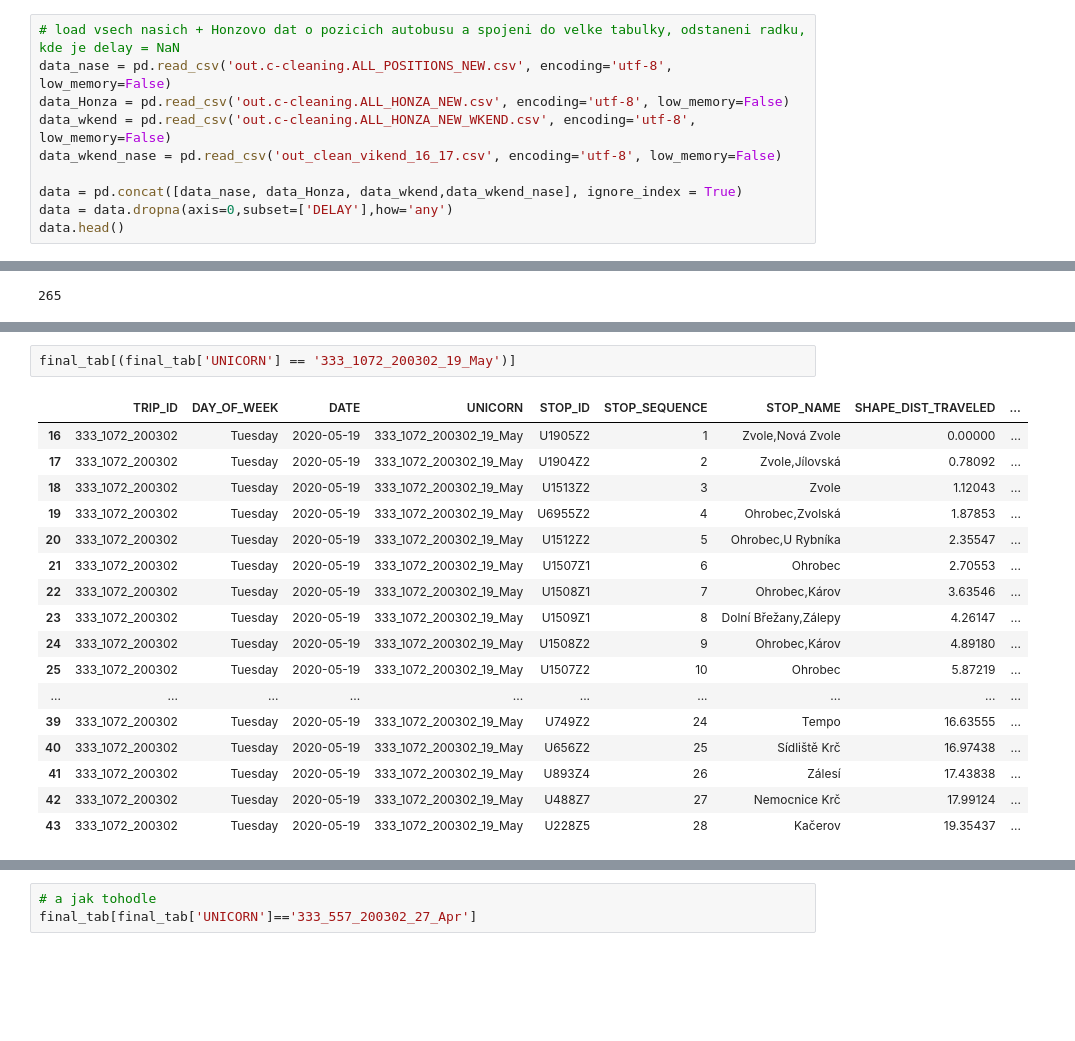
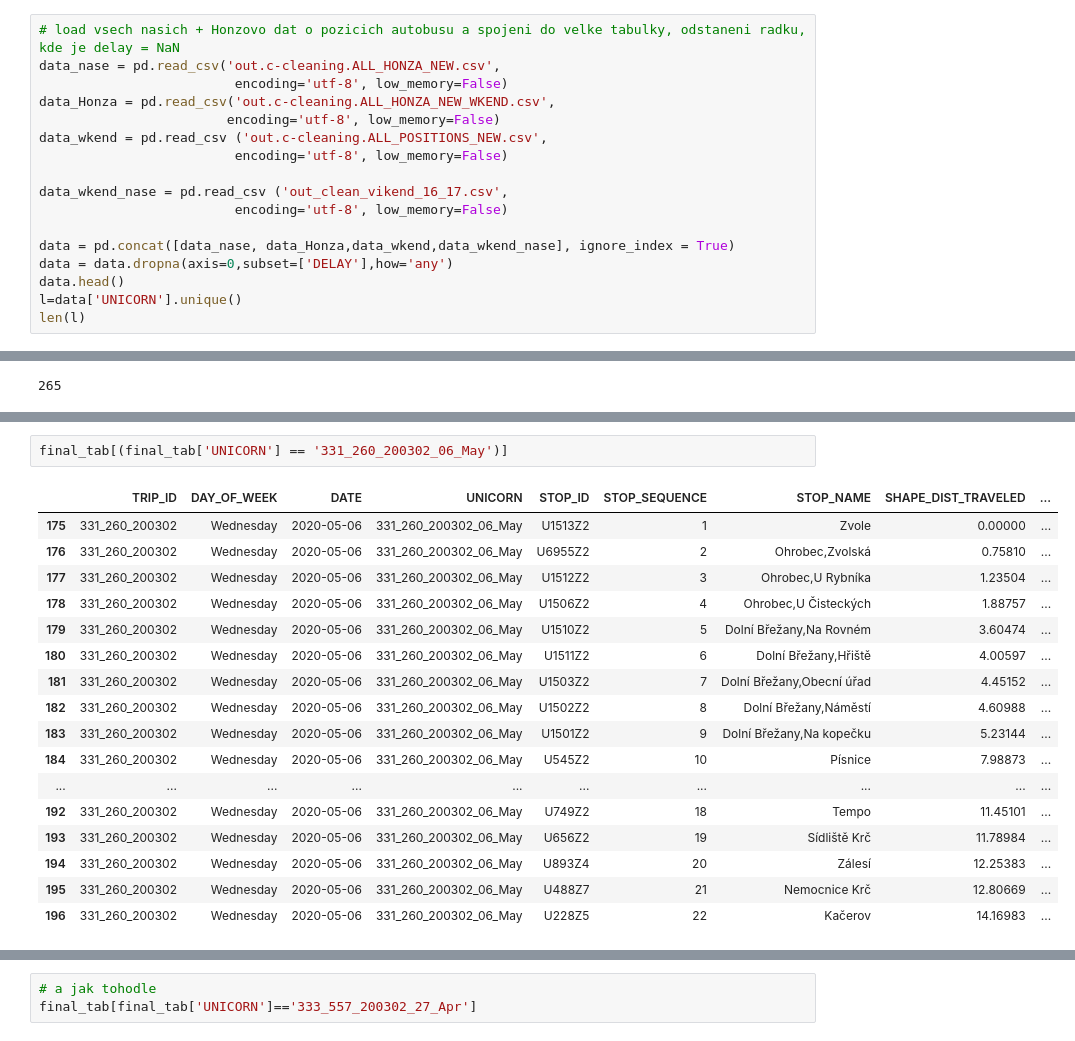
Before and after one commit to hrubajan/da_projekt_gol, a Jupyter notebook: stops_vs_positions.ipynb, the cells around one changed output, grey strips where cells are left out. Drawn from its saved outputs; the diff is of its cells as text; blank space fills up the shorter version.

```diff
--- a/stops_vs_positions.ipynb
+++ b/stops_vs_positions.ipynb
@@ -6,12 +6,19 @@ import json
 import csv
 # %%
 # load vsech nasich + Honzovo dat o pozicich autobusu a spojeni do velke tabulky, odstaneni radku, kde je delay = NaN
-data_nase = pd.read_csv('out.c-cleaning.ALL_POSITIONS_NEW.csv', encoding='utf-8', low_memory=False)
-data_Honza = pd.read_csv('out.c-cleaning.ALL_HONZA_NEW.csv', encoding='utf-8', low_memory=False)
-data_wkend = pd.read_csv('out.c-cleaning.ALL_HONZA_NEW_WKEND.csv', encoding='utf-8', low_memory=False)
-data_wkend_nase = pd.read_csv('out_clean_vikend_16_17.csv', encoding='utf-8', low_memory=False)
+data_nase = pd.read_csv('out.c-cleaning.ALL_HONZA_NEW.csv',
+                         encoding='utf-8', low_memory=False)
+data_Honza = pd.read_csv('out.c-cleaning.ALL_HONZA_NEW_WKEND.csv',
+                        encoding='utf-8', low_memory=False)
+data_wkend = pd.read_csv ('out.c-cleaning.ALL_POSITIONS_NEW.csv',
+                         encoding='utf-8', low_memory=False)
 
-data = pd.concat([data_nase, data_Honza, data_wkend,data_wkend_nase], ignore_index = True)
+data_wkend_nase = pd.read_csv ('out_clean_vikend_16_17.csv',
+                         encoding='utf-8', low_memory=False)
+
+data = pd.concat([data_nase, data_Honza,data_wkend,data_wkend_nase], ignore_index = True)
 data = data.dropna(axis=0,subset=['DELAY'],how='any')
 data.head()
+l=data['UNICORN'].unique()
+len(l)
 # %% [output]
@@ -179,20 +273,20 @@ array(['331_243_200302', '331_257_200302', '333_677_200302',
 # %%
-final_tab[(final_tab['UNICORN'] == '333_1072_200302_19_May')]
+final_tab[(final_tab['UNICORN'] == '331_260_200302_06_May')]
 # %% [output]
 |  | TRIP_ID | DAY_OF_WEEK | DATE | UNICORN | STOP_ID | STOP_SEQUENCE | STOP_NAME | SHAPE_DIST_TRAVELED | ... |
-| 16 | 333_1072_200302 | Tuesday | 2020-05-19 | 333_1072_200302_19_May | U1905Z2 | 1 | Zvole,Nová Zvole | 0.00000 | ... |
-| 17 | 333_1072_200302 | Tuesday | 2020-05-19 | 333_1072_200302_19_May | U1904Z2 | 2 | Zvole,Jílovská | 0.78092 | ... |
-| 18 | 333_1072_200302 | Tuesday | 2020-05-19 | 333_1072_200302_19_May | U1513Z2 | 3 | Zvole | 1.12043 | ... |
-| 19 | 333_1072_200302 | Tuesday | 2020-05-19 | 333_1072_200302_19_May | U6955Z2 | 4 | Ohrobec,Zvolská | 1.87853 | ... |
-| 20 | 333_1072_200302 | Tuesday | 2020-05-19 | 333_1072_200302_19_May | U1512Z2 | 5 | Ohrobec,U Rybníka | 2.35547 | ... |
-| 21 | 333_1072_200302 | Tuesday | 2020-05-19 | 333_1072_200302_19_May | U1507Z1 | 6 | Ohrobec | 2.70553 | ... |
-| 22 | 333_1072_200302 | Tuesday | 2020-05-19 | 333_1072_200302_19_May | U1508Z1 | 7 | Ohrobec,Károv | 3.63546 | ... |
-| 23 | 333_1072_200302 | Tuesday | 2020-05-19 | 333_1072_200302_19_May | U1509Z1 | 8 | Dolní Břežany,Zálepy | 4.26147 | ... |
-| 24 | 333_1072_200302 | Tuesday | 2020-05-19 | 333_1072_200302_19_May | U1508Z2 | 9 | Ohrobec,Károv | 4.89180 | ... |
-| 25 | 333_1072_200302 | Tuesday | 2020-05-19 | 333_1072_200302_19_May | U1507Z2 | 10 | Ohrobec | 5.87219 | ... |
+| 175 | 331_260_200302 | Wednesday | 2020-05-06 | 331_260_200302_06_May | U1513Z2 | 1 | Zvole | 0.00000 | ... |
+| 176 | 331_260_200302 | Wednesday | 2020-05-06 | 331_260_200302_06_May | U6955Z2 | 2 | Ohrobec,Zvolská | 0.75810 | ... |
+| 177 | 331_260_200302 | Wednesday | 2020-05-06 | 331_260_200302_06_May | U1512Z2 | 3 | Ohrobec,U Rybníka | 1.23504 | ... |
+| 178 | 331_260_200302 | Wednesday | 2020-05-06 | 331_260_200302_06_May | U1506Z2 | 4 | Ohrobec,U Čisteckých | 1.88757 | ... |
+| 179 | 331_260_200302 | Wednesday | 2020-05-06 | 331_260_200302_06_May | U1510Z2 | 5 | Dolní Břežany,Na Rovném | 3.60474 | ... |
+| 180 | 331_260_200302 | Wednesday | 2020-05-06 | 331_260_200302_06_May | U1511Z2 | 6 | Dolní Břežany,Hřiště | 4.00597 | ... |
+| 181 | 331_260_200302 | Wednesday | 2020-05-06 | 331_260_200302_06_May | U1503Z2 | 7 | Dolní Břežany,Obecní úřad | 4.45152 | ... |
+| 182 | 331_260_200302 | Wednesday | 2020-05-06 | 331_260_200302_06_May | U1502Z2 | 8 | Dolní Břežany,Náměstí | 4.60988 | ... |
+| 183 | 331_260_200302 | Wednesday | 2020-05-06 | 331_260_200302_06_May | U1501Z2 | 9 | Dolní Břežany,Na kopečku | 5.23144 | ... |
+| 184 | 331_260_200302 | Wednesday | 2020-05-06 | 331_260_200302_06_May | U545Z2 | 10 | Písnice | 7.98873 | ... |
 | ... | ... | ... | ... | ... | ... | ... | ... | ... | ... |
-| 39 | 333_1072_200302 | Tuesday | 2020-05-19 | 333_1072_200302_19_May | U749Z2 | 24 | Tempo | 16.63555 | ... |
-| 40 | 333_1072_200302 | Tuesday | 2020-05-19 | 333_1072_200302_19_May | U656Z2 | 25 | Sídliště Krč | 16.97438 | ... |
-| 41 | 333_1072_200302 | Tuesday | 2020-05-19 | 333_1072_200302_19_May | U893Z4 | 26 | Zálesí | 17.43838 | ... |
-| 42 | 333_1072_200302 | Tuesday | 2020-05-19 | 333_1072_200302_19_May | U488Z7 | 27 | Nemocnice Krč | 17.99124 | ... |
-| 43 | 333_1072_200302 | Tuesday | 2020-05-19 | 333_1072_200302_19_May | U228Z5 | 28 | Kačerov | 19.35437 | ... |
+| 192 | 331_260_200302 | Wednesday | 2020-05-06 | 331_260_200302_06_May | U749Z2 | 18 | Tempo | 11.45101 | ... |
+| 193 | 331_260_200302 | Wednesday | 2020-05-06 | 331_260_200302_06_May | U656Z2 | 19 | Sídliště Krč | 11.78984 | ... |
+| 194 | 331_260_200302 | Wednesday | 2020-05-06 | 331_260_200302_06_May | U893Z4 | 20 | Zálesí | 12.25383 | ... |
+| 195 | 331_260_200302 | Wednesday | 2020-05-06 | 331_260_200302_06_May | U488Z7 | 21 | Nemocnice Krč | 12.80669 | ... |
+| 196 | 331_260_200302 | Wednesday | 2020-05-06 | 331_260_200302_06_May | U228Z5 | 22 | Kačerov | 14.16983 | ... |
```
Also changed, not shown: parts of 6 cells of this notebook.
